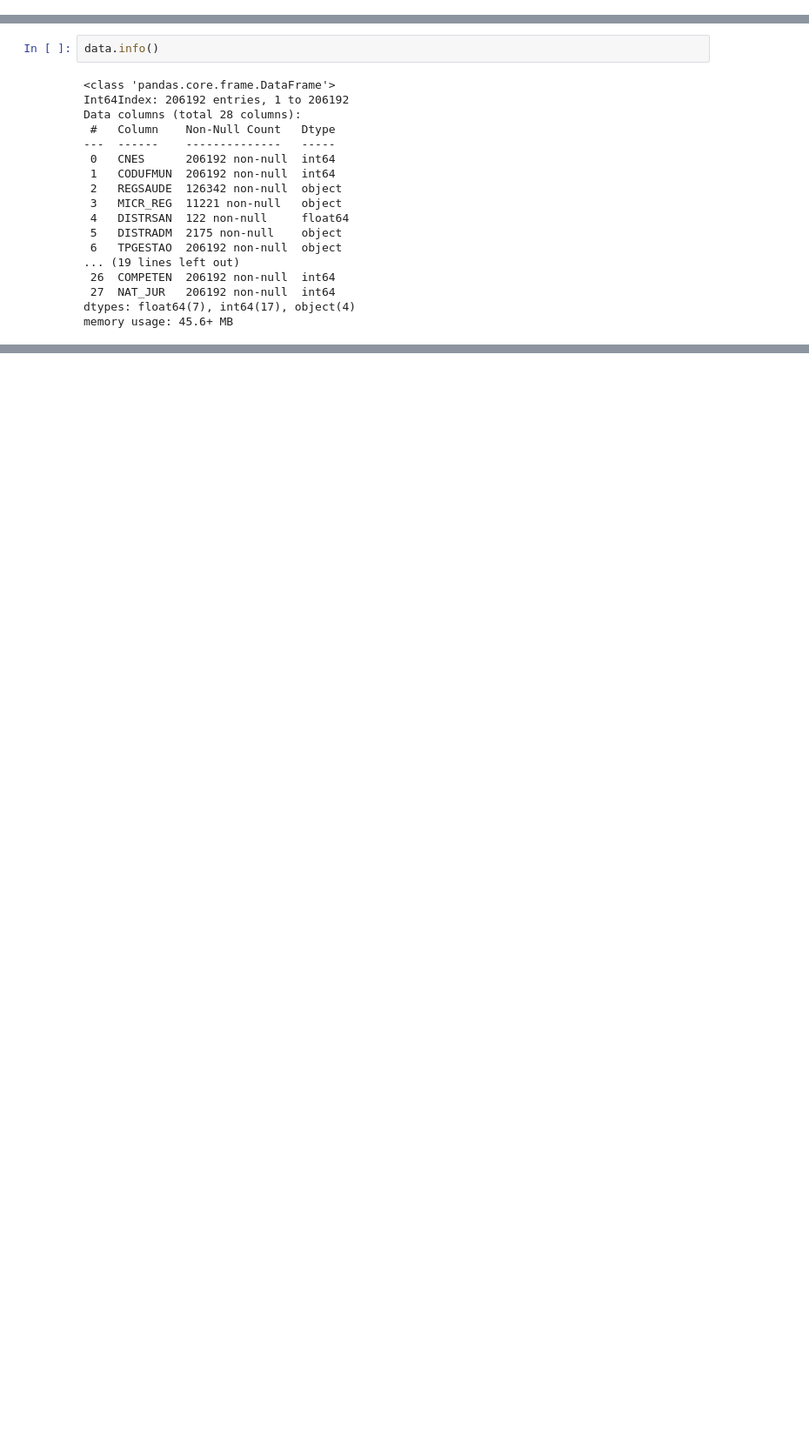
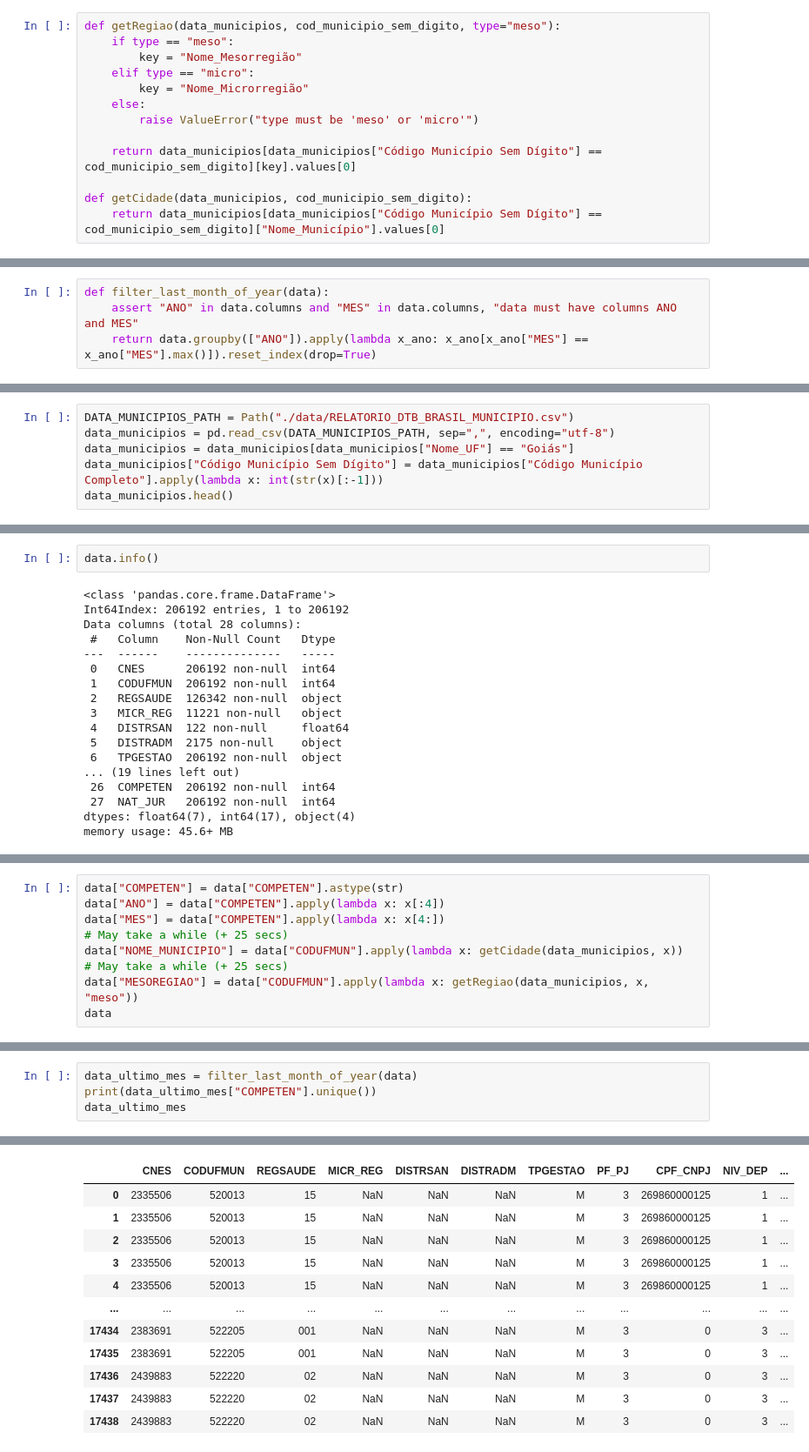
Before and after one commit to brunoconterato/go-capacidade-hospitalar, a Jupyter notebook: eda.ipynb, the cells around one changed output, grey strips where cells are left out. Shown at 87% size. Cells and saved outputs as stored; diff of their text form; blank space fills up the shorter version.

```diff
--- a/eda.ipynb
+++ b/eda.ipynb
@@ -7,0 +17,13 @@ pd.set_option('display.max_columns', None)
+# %%
+def getRegiao(data_municipios, cod_municipio_sem_digito, type="meso"):
+    if type == "meso":
+        key = "Nome_Mesorregião"
+    elif type == "micro":
+        key = "Nome_Microrregião"
+    else:
+        raise ValueError("type must be 'meso' or 'micro'")
+
+    return data_municipios[data_municipios["Código Município Sem Dígito"] == cod_municipio_sem_digito][key].values[0]
+
+def getCidade(data_municipios, cod_municipio_sem_digito):
+    return data_municipios[data_municipios["Código Município Sem Dígito"] == cod_municipio_sem_digito]["Nome_Município"].values[0]
@@ -7,0 +32,4 @@ pd.set_option('display.max_columns', None)
+# %%
+def filter_last_month_of_year(data):
+    assert "ANO" in data.columns and "MES" in data.columns, "data must have columns ANO and MES"
+    return data.groupby(["ANO"]).apply(lambda x_ano: x_ano[x_ano["MES"] == x_ano["MES"].max()]).reset_index(drop=True)
@@ -7,0 +44,6 @@ pd.set_option('display.max_columns', None)
+# %%
+DATA_MUNICIPIOS_PATH = Path("./data/RELATORIO_DTB_BRASIL_MUNICIPIO.csv")
+data_municipios = pd.read_csv(DATA_MUNICIPIOS_PATH, sep=",", encoding="utf-8")
+data_municipios = data_municipios[data_municipios["Nome_UF"] == "Goiás"]
+data_municipios["Código Município Sem Dígito"] = data_municipios["Código Município Completo"].apply(lambda x: int(str(x)[:-1]))
+data_municipios.head()
@@ -190,0 +128,9 @@ px.line(data_UTI, x="COMPETEN", y="QT_SUS", title="Quantidade de leitos SUS por
+# %%
+data["COMPETEN"] = data["COMPETEN"].astype(str)
+data["ANO"] = data["COMPETEN"].apply(lambda x: x[:4])
+data["MES"] = data["COMPETEN"].apply(lambda x: x[4:])
+# May take a while (+ 25 secs)
+data["NOME_MUNICIPIO"] = data["CODUFMUN"].apply(lambda x: getCidade(data_municipios, x))
+# May take a while (+ 25 secs)
+data["MESOREGIAO"] = data["CODUFMUN"].apply(lambda x: getRegiao(data_municipios, x, "meso"))
+data
@@ -190,0 +203,5 @@ px.line(data_UTI, x="COMPETEN", y="QT_SUS", title="Quantidade de leitos SUS por
+# %%
+data_ultimo_mes = filter_last_month_of_year(data)
+print(data_ultimo_mes["COMPETEN"].unique())
+data_ultimo_mes
+# %% [output]
@@ -190,0 +209,12 @@ px.line(data_UTI, x="COMPETEN", y="QT_SUS", title="Quantidade de leitos SUS por
+|  | CNES | CODUFMUN | REGSAUDE | MICR_REG | DISTRSAN | DISTRADM | TPGESTAO | PF_PJ | CPF_CNPJ | NIV_DEP | ... |
+| 0 | 2335506 | 520013 | 15 | NaN | NaN | NaN | M | 3 | 269860000125 | 1 | ... |
+| 1 | 2335506 | 520013 | 15 | NaN | NaN | NaN | M | 3 | 269860000125 | 1 | ... |
+| 2 | 2335506 | 520013 | 15 | NaN | NaN | NaN | M | 3 | 269860000125 | 1 | ... |
+| 3 | 2335506 | 520013 | 15 | NaN | NaN | NaN | M | 3 | 269860000125 | 1 | ... |
+| 4 | 2335506 | 520013 | 15 | NaN | NaN | NaN | M | 3 | 269860000125 | 1 | ... |
+| ... | ... | ... | ... | ... | ... | ... | ... | ... | ... | ... | ... |
+| 17434 | 2383691 | 522205 | 001 | NaN | NaN | NaN | M | 3 | 0 | 3 | ... |
+| 17435 | 2383691 | 522205 | 001 | NaN | NaN | NaN | M | 3 | 0 | 3 | ... |
+| 17436 | 2439883 | 522220 | 02 | NaN | NaN | NaN | M | 3 | 0 | 3 | ... |
+| 17437 | 2439883 | 522220 | 02 | NaN | NaN | NaN | M | 3 | 0 | 3 | ... |
+| 17438 | 2439883 | 522220 | 02 | NaN | NaN | NaN | M | 3 | 0 | 3 | ... |
```
Also changed, not shown: parts of 71 cells of this notebook.
